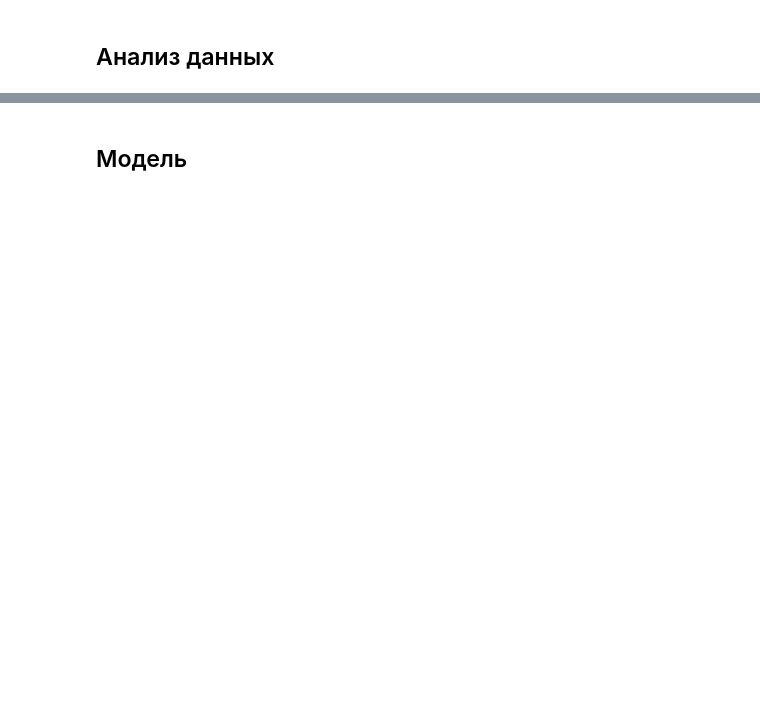
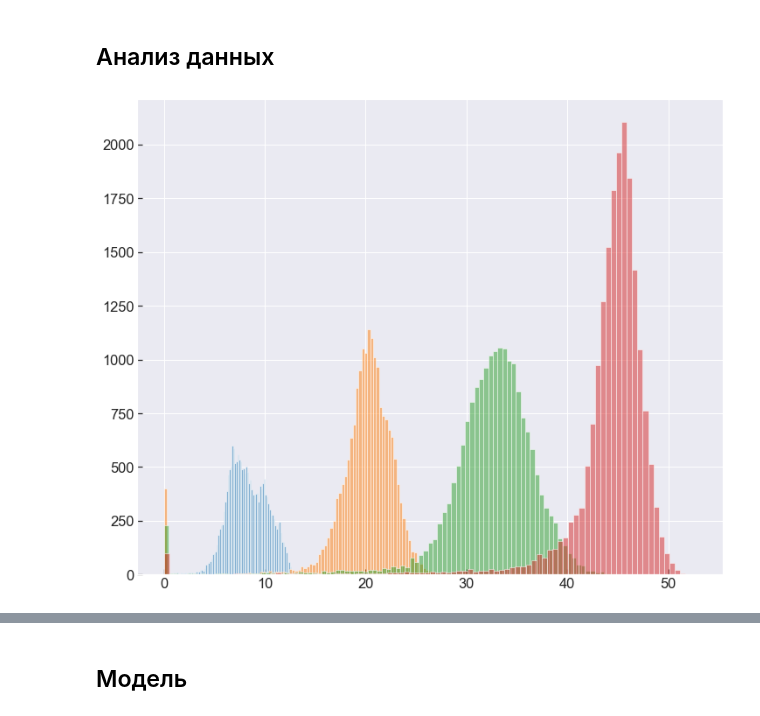
Before and after one commit to mbelveder/praktikum, a Jupyter notebook: 9_gold/gold.ipynb, the cells around one changed output, grey strips where cells are left out. Cells and saved outputs as stored; diff of their text form; code cells hidden in the pictures; blank space fills up the shorter version.

```diff
--- a/9_gold/gold.ipynb
+++ b/9_gold/gold.ipynb
@@ -227,2 +289,13 @@ sns.heatmap(overcorr_matrix, annot=False, cmap='coolwarm', ax=ax, fmt='.2f')
 # %% [markdown]
 ## Анализ данных
+# %%
+fig, ax = plt.subplots(figsize=(12, 10))
+
+ax.hist(full_df['rougher.input.feed_au'], alpha=0.5, bins=100)
+ax.hist(full_df['rougher.output.concentrate_au'], alpha=0.5, bins=100)
+ax.hist(full_df['primary_cleaner.output.concentrate_au'], alpha=0.5, bins=100)
+ax.hist(full_df['final.output.concentrate_au'], alpha=0.5, bins=100)
+
+plt.show()
+# %% [output]
+[figure, added]
```
Also changed, not shown: parts of 19 cells of this notebook.
